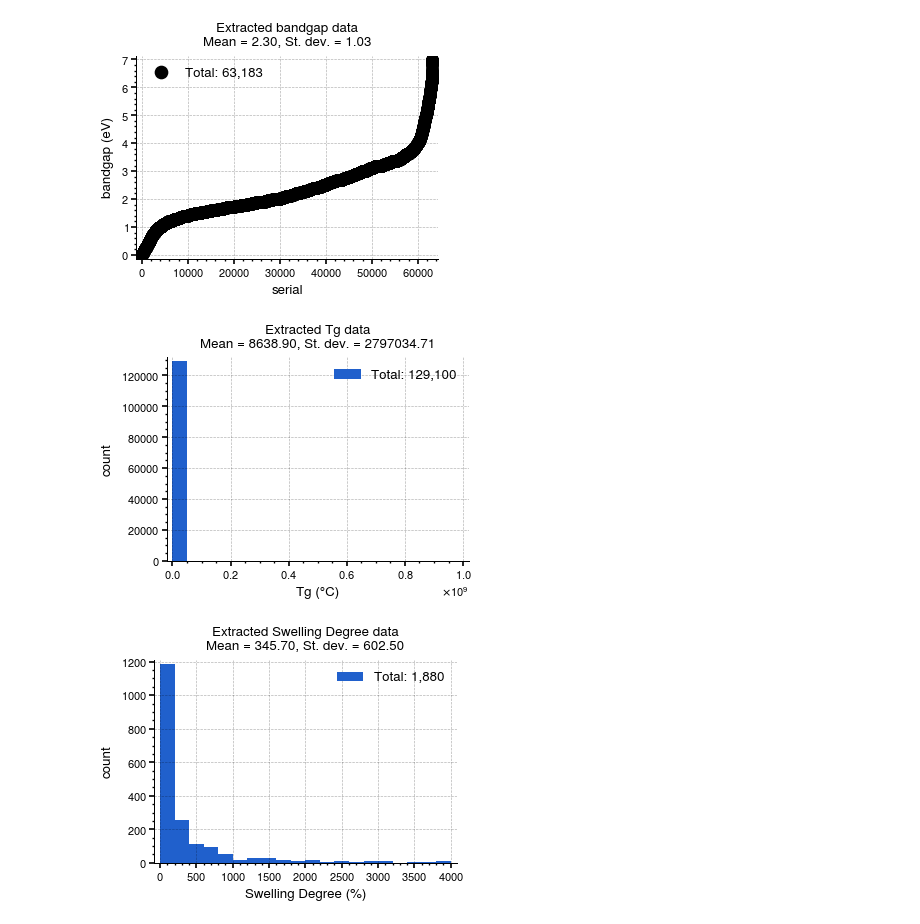
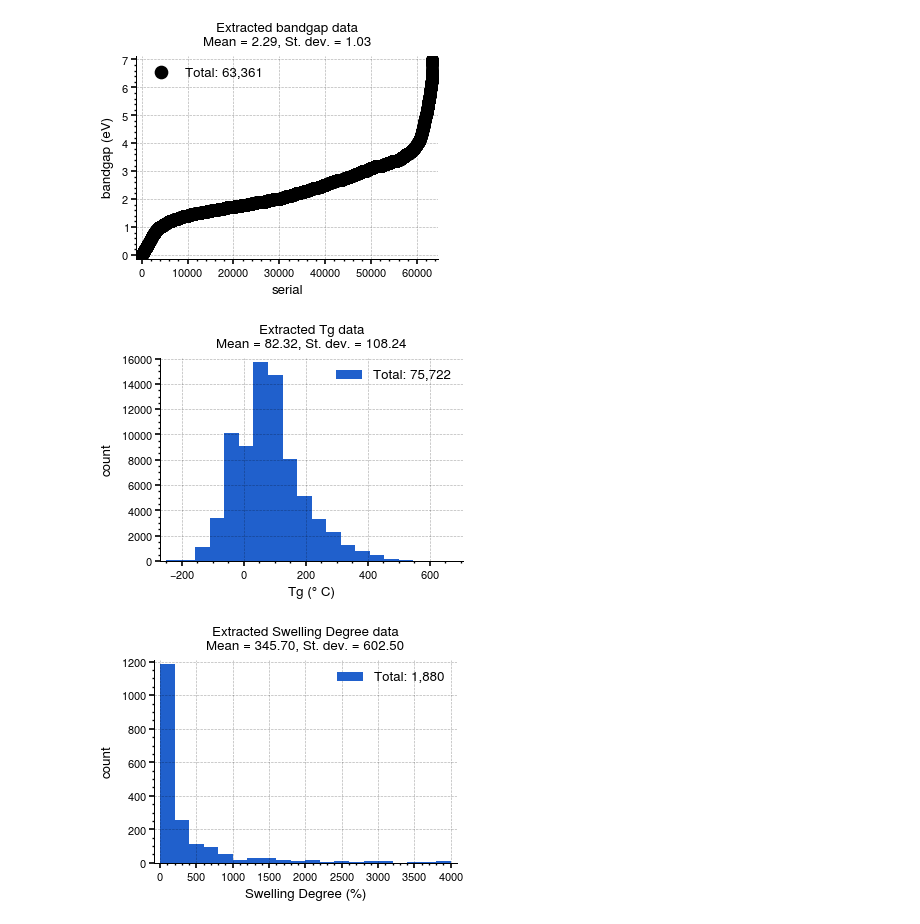
Before and after one commit to Ramprasad-Group/PromptDataExtraction, a Jupyter notebook: notebooks/Analyze-Valid-Data.ipynb, the cells around one changed output. Saved outputs shown, nothing was run; the diff lists cells and outputs as text; code cells hidden in the pictures.

Commit message:
Update plots

```diff
--- a/notebooks/Analyze-Valid-Data.ipynb
+++ b/notebooks/Analyze-Valid-Data.ipynb
@@ -76,13 +78,14 @@ plot_scatter(df0, 'bandgap')
 # %%
 df1 = execute("""
     SELECT * FROM extracted_data
     WHERE property = 'tg'
-    -- AND confidence = 1  -- polymer only
+    AND method = 'MaterialsBERT'
+    --AND confidence = 1  -- polymer only
 """)
 plot_histogram(df1, 'Tg')
 # df.sort_values('value')
 # %% [output]
-[figure, old version]
+[figure, new version]
 # %%
 df2 = execute("""
     SELECT * FROM extracted_data
```
Also changed, not shown: parts of 2 cells of this notebook.
